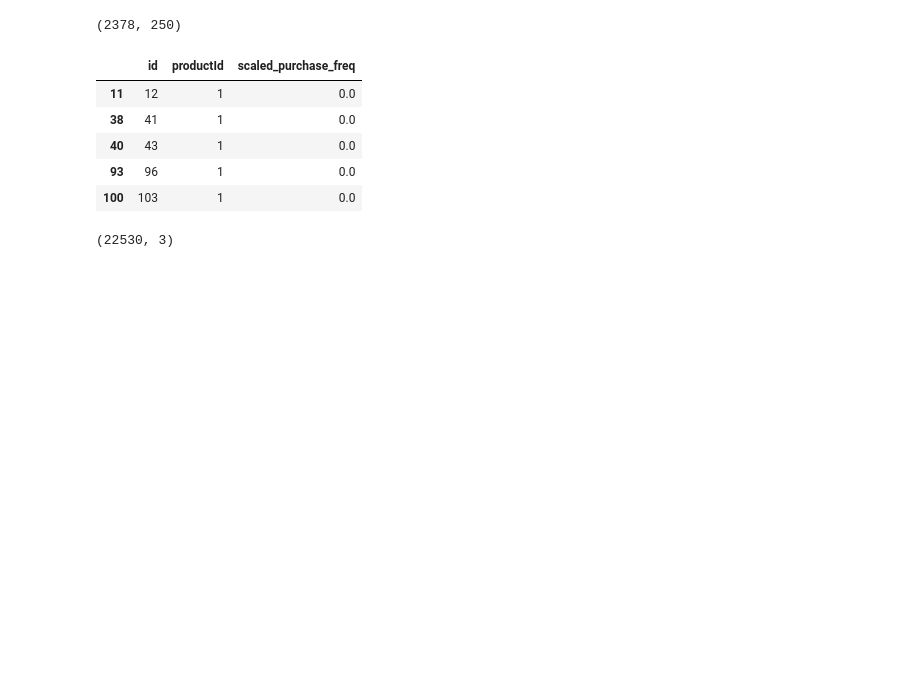
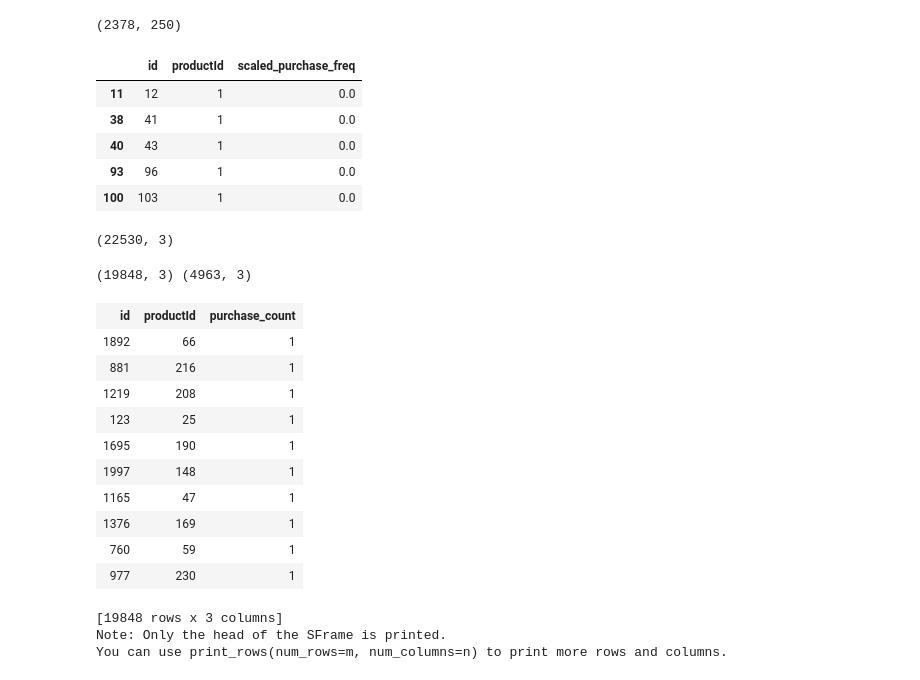
Before and after one commit to HassanSherwani/Predicting-customers-demand_API_Flask, a Jupyter notebook: Product_Freq.ipynb, the cells around one changed output. Saved outputs shown, nothing was run; the diff lists cells and outputs as text; code cells hidden in the pictures; blank space fills up the shorter version.

Commit message:
Splitting dataset

```diff
--- a/Product_Freq.ipynb
+++ b/Product_Freq.ipynb
@@ -218,0 +221,26 @@ def normalize_data(data):
+# %%
+train, test = train_test_split(data, test_size = .2)
+print(train.shape, test.shape)
+# %% [output]
+(19848, 3) (4963, 3)
+# %%
+"""convert dataframe to SFrame """
+train_data = tc.SFrame(train)
+test_data = tc.SFrame(test)
+# %%
+train_data
+# %% [output]
+| id | productId | purchase_count |
+| 1892 | 66 | 1 |
+| 881 | 216 | 1 |
+| 1219 | 208 | 1 |
+| 123 | 25 | 1 |
+| 1695 | 190 | 1 |
+| 1997 | 148 | 1 |
+| 1165 | 47 | 1 |
+| 1376 | 169 | 1 |
+| 760 | 59 | 1 |
+| 977 | 230 | 1 |
+[19848 rows x 3 columns]
+Note: Only the head of the SFrame is printed.
+You can use print_rows(num_rows=m, num_columns=n) to print more rows and columns.
```
Also changed, not shown: parts of 7 cells of this notebook.
